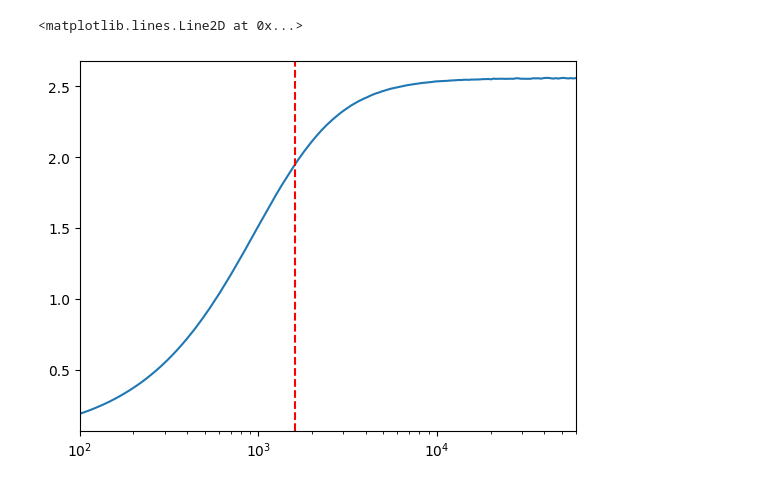
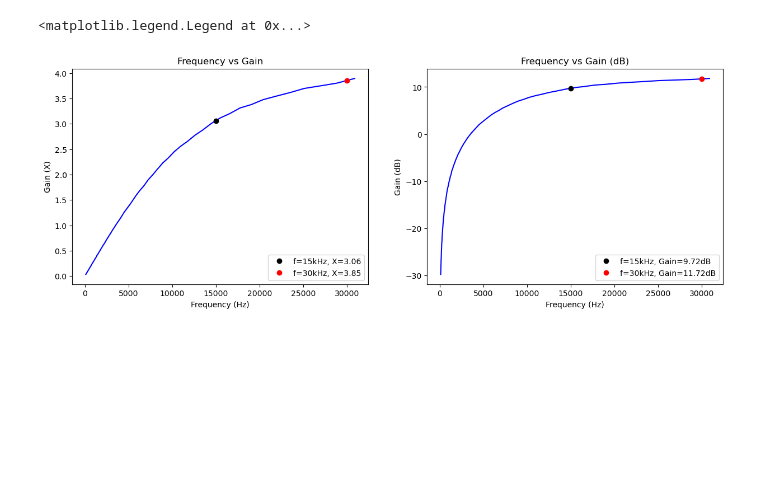
Before and after one commit to DanNguyenN/CE3202-Fundamentals, a Jupyter notebook: Lab6/main.ipynb, the cells around one changed output. Cells and saved outputs as stored; diff of their text form; code cells hidden in the pictures; blank space fills up the shorter version.

```diff
--- a/Lab6/main.ipynb
+++ b/Lab6/main.ipynb
@@ -60,13 +26,42 @@ plt.show()
-# %%
-#Plotting the Gain
-G = 10**(df['Channel 2 Magnitude (dB)']/20)
-plt.figure()
-plt.plot(df['Frequency (Hz)'], G)
-# Log scale the x-axis
-plt.xscale('log')
-plt.xlim(100, 60000)
-#Plot avx = 1600
-plt.axvline(x=freq, color='r', linestyle='--', label='1600Hz')
-# %% [output]
-<matplotlib.lines.Line2D at 0x...>
-[figure, removed]
+# %%
+import numpy as np
+FREQ = 15000
+
+df = pd.read_csv('gainFirst.csv', skiprows=20, encoding='latin-1')
+
+#Plot Frequency vs Channel 2 Magnitude (X) up until 100kHz
+df = df[df['Frequency (Hz)'] <= 31000]
+plt.figure(figsize=(15, 5))
+plt.subplot(1, 2, 1)
+plt.plot(df['Frequency (Hz)'], df['Channel 2 Magnitude (X)'], '-b')
+plt.xlabel('Frequency (Hz)')
+plt.ylabel('Gain (X)')
+plt.title('Frequency vs Gain')
+#Estimate the value of y at x=15000 on the graph
+y = np.interp(FREQ, df['Frequency (Hz)'], df['Channel 2 Magnitude (X)'])
+plt.plot(FREQ, y, 'ko', label=f'f=15kHz, X={round(y, 2)}')
+
+#Estimate the value of y at x=30000 on the graph
+y = np.interp(30000, df['Frequency (Hz)'], df['Channel 2 Magnitude (X)'])
+plt.plot(30000, y, 'ro', label=f'f=30kHz, X={round(y, 2)}')
+#Legend at bottom right
+plt.legend(loc='lower right')
+
+#Plot Frequency vs Channel 2 Magnitude (X) up until 100kHz but in dB
+plt.subplot(1, 2, 2)
+gain = 20 * np.log10(df['Channel 2 Magnitude (X)'])
+plt.plot(df['Frequency (Hz)'], gain, '-b')
+plt.xlabel('Frequency (Hz)')
+plt.ylabel('Gain (dB)')
+plt.title('Frequency vs Gain (dB)')
+#Estimate the value of y at x=15000 on the graph
+y = np.interp(FREQ, df['Frequency (Hz)'], gain)
+plt.plot(FREQ, y, 'ko', label=f'f=15kHz, Gain={round(y, 2)}dB')
+
+#Estimate the value of y at x=30000 on the graph
+y = np.interp(30000, df['Frequency (Hz)'], gain)
+plt.plot(30000, y, 'ro', label=f'f=30kHz, Gain={round(y, 2)}dB')
+plt.legend(loc='lower right')
+# %% [output]
+<matplotlib.legend.Legend at 0x...>
+[figure, added]
```
Also changed, not shown: parts of 4 cells of this notebook, 7 other files.
